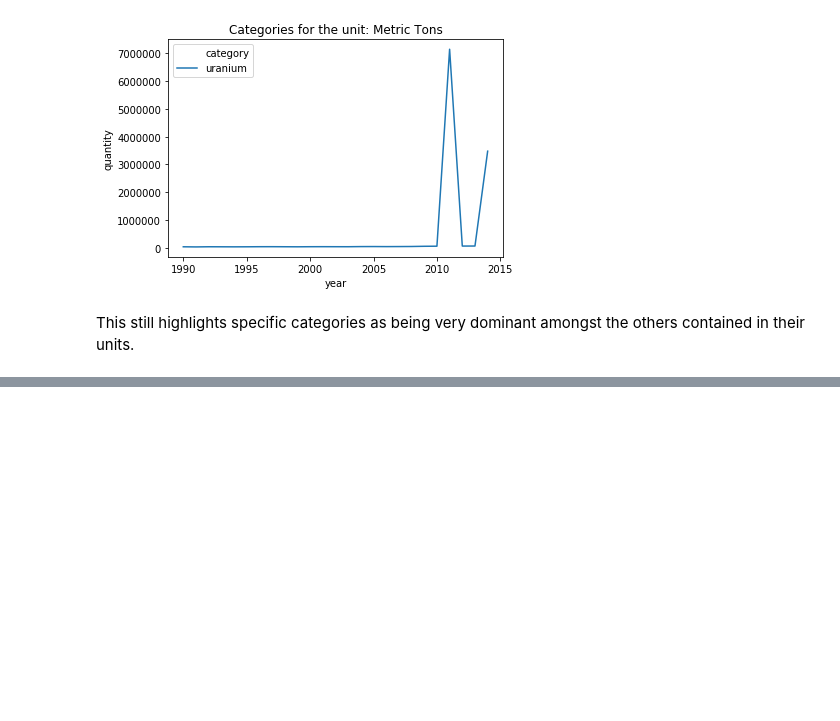
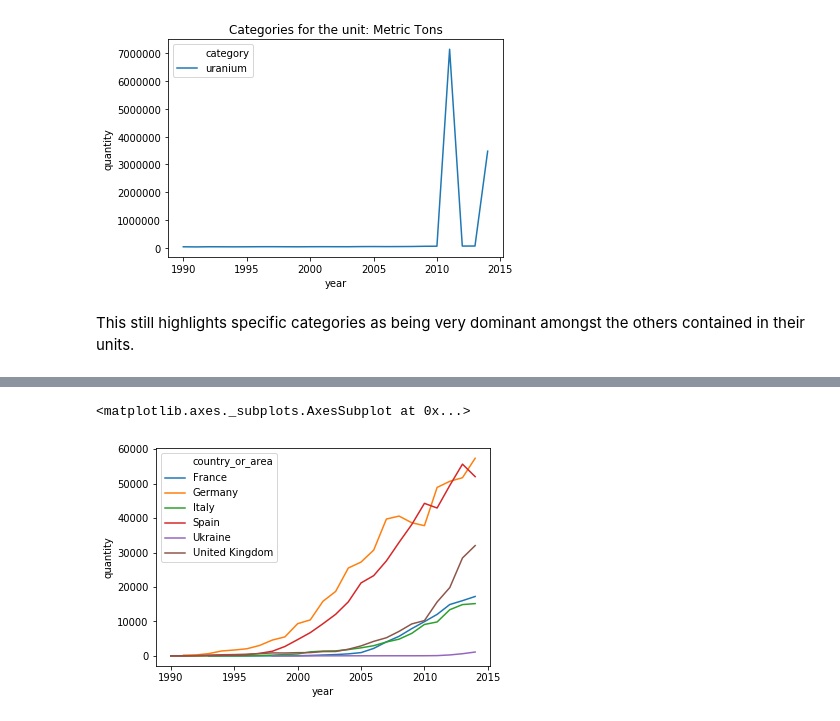
Before and after one commit to See-You-Data/UNInternationalEnergyData, a Jupyter notebook: dan_exploratory_analysis.ipynb, the cells around one changed output, grey strips where cells are left out. Saved outputs shown, nothing was run; the diff lists cells and outputs as text; code cells hidden in the pictures; blank space fills up the shorter version.

```diff
--- a/dan_exploratory_analysis.ipynb
+++ b/dan_exploratory_analysis.ipynb
@@ -218,0 +274,5 @@ This still highlights specific categories as being very dominant amongst the oth
+# %%
+sns.lineplot(x=df_eu_wind['year'],y=df_eu_wind['quantity'],hue=df_eu_wind['country_or_area'])
+# %% [output]
+<matplotlib.axes._subplots.AxesSubplot at 0x...>
+[figure, added]
```
Also changed, not shown: parts of 10 cells of this notebook.
